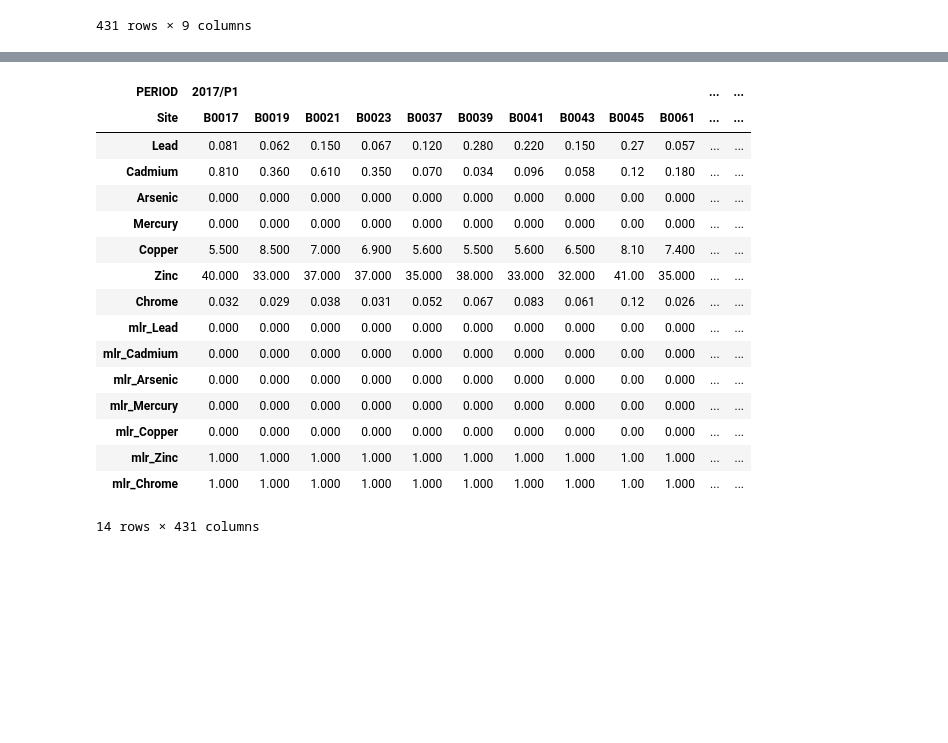
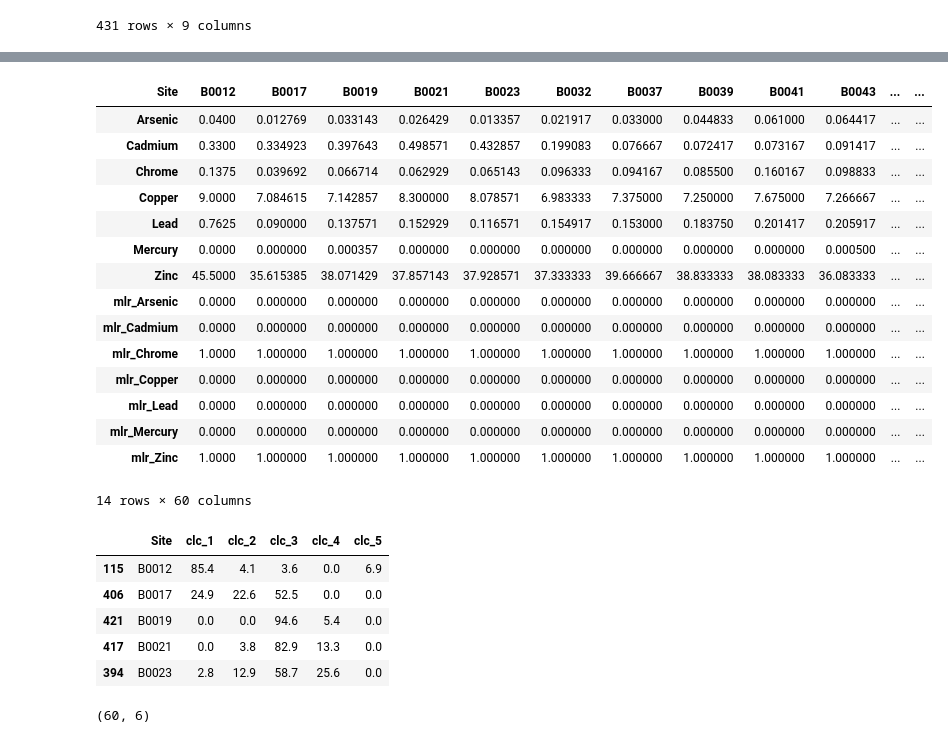
Before and after one commit to Nooreyni/Beeodiversity, a Jupyter notebook: heavy_metal.ipynb, the cells around one changed output, grey strips where cells are left out. Saved outputs shown, nothing was run; the diff lists cells and outputs as text; code cells hidden in the pictures; blank space fills up the shorter version.

```diff
--- a/heavy_metal.ipynb
+++ b/heavy_metal.ipynb
@@ -258,20 +241,35 @@ hm
-# %%
-hm.T
-# %% [output]
-| PERIOD | 2017/P1 |  |  |  |  |  |  |  |  |  | ... | ... |
-| Site | B0017 | B0019 | B0021 | B0023 | B0037 | B0039 | B0041 | B0043 | B0045 | B0061 | ... | ... |
-| Lead | 0.081 | 0.062 | 0.150 | 0.067 | 0.120 | 0.280 | 0.220 | 0.150 | 0.27 | 0.057 | ... | ... |
-| Cadmium | 0.810 | 0.360 | 0.610 | 0.350 | 0.070 | 0.034 | 0.096 | 0.058 | 0.12 | 0.180 | ... | ... |
-| Arsenic | 0.000 | 0.000 | 0.000 | 0.000 | 0.000 | 0.000 | 0.000 | 0.000 | 0.00 | 0.000 | ... | ... |
-| Mercury | 0.000 | 0.000 | 0.000 | 0.000 | 0.000 | 0.000 | 0.000 | 0.000 | 0.00 | 0.000 | ... | ... |
-| Copper | 5.500 | 8.500 | 7.000 | 6.900 | 5.600 | 5.500 | 5.600 | 6.500 | 8.10 | 7.400 | ... | ... |
-| Zinc | 40.000 | 33.000 | 37.000 | 37.000 | 35.000 | 38.000 | 33.000 | 32.000 | 41.00 | 35.000 | ... | ... |
-| Chrome | 0.032 | 0.029 | 0.038 | 0.031 | 0.052 | 0.067 | 0.083 | 0.061 | 0.12 | 0.026 | ... | ... |
-| mlr_Lead | 0.000 | 0.000 | 0.000 | 0.000 | 0.000 | 0.000 | 0.000 | 0.000 | 0.00 | 0.000 | ... | ... |
-| mlr_Cadmium | 0.000 | 0.000 | 0.000 | 0.000 | 0.000 | 0.000 | 0.000 | 0.000 | 0.00 | 0.000 | ... | ... |
-| mlr_Arsenic | 0.000 | 0.000 | 0.000 | 0.000 | 0.000 | 0.000 | 0.000 | 0.000 | 0.00 | 0.000 | ... | ... |
-| mlr_Mercury | 0.000 | 0.000 | 0.000 | 0.000 | 0.000 | 0.000 | 0.000 | 0.000 | 0.00 | 0.000 | ... | ... |
-| mlr_Copper | 0.000 | 0.000 | 0.000 | 0.000 | 0.000 | 0.000 | 0.000 | 0.000 | 0.00 | 0.000 | ... | ... |
-| mlr_Zinc | 1.000 | 1.000 | 1.000 | 1.000 | 1.000 | 1.000 | 1.000 | 1.000 | 1.00 | 1.000 | ... | ... |
-| mlr_Chrome | 1.000 | 1.000 | 1.000 | 1.000 | 1.000 | 1.000 | 1.000 | 1.000 | 1.00 | 1.000 | ... | ... |
-14 rows × 431 columns
+# %%
+hm_T = hm.pivot_table(columns='Site')
+# %%
+hm_T
+# %% [output]
+| Site | B0012 | B0017 | B0019 | B0021 | B0023 | B0032 | B0037 | B0039 | B0041 | B0043 | ... | ... |
+| Arsenic | 0.0400 | 0.012769 | 0.033143 | 0.026429 | 0.013357 | 0.021917 | 0.033000 | 0.044833 | 0.061000 | 0.064417 | ... | ... |
+| Cadmium | 0.3300 | 0.334923 | 0.397643 | 0.498571 | 0.432857 | 0.199083 | 0.076667 | 0.072417 | 0.073167 | 0.091417 | ... | ... |
+| Chrome | 0.1375 | 0.039692 | 0.066714 | 0.062929 | 0.065143 | 0.096333 | 0.094167 | 0.085500 | 0.160167 | 0.098833 | ... | ... |
+| Copper | 9.0000 | 7.084615 | 7.142857 | 8.300000 | 8.078571 | 6.983333 | 7.375000 | 7.250000 | 7.675000 | 7.266667 | ... | ... |
+| Lead | 0.7625 | 0.090000 | 0.137571 | 0.152929 | 0.116571 | 0.154917 | 0.153000 | 0.183750 | 0.201417 | 0.205917 | ... | ... |
+| Mercury | 0.0000 | 0.000000 | 0.000357 | 0.000000 | 0.000000 | 0.000000 | 0.000000 | 0.000000 | 0.000000 | 0.000500 | ... | ... |
+| Zinc | 45.5000 | 35.615385 | 38.071429 | 37.857143 | 37.928571 | 37.333333 | 39.666667 | 38.833333 | 38.083333 | 36.083333 | ... | ... |
+| mlr_Arsenic | 0.0000 | 0.000000 | 0.000000 | 0.000000 | 0.000000 | 0.000000 | 0.000000 | 0.000000 | 0.000000 | 0.000000 | ... | ... |
+| mlr_Cadmium | 0.0000 | 0.000000 | 0.000000 | 0.000000 | 0.000000 | 0.000000 | 0.000000 | 0.000000 | 0.000000 | 0.000000 | ... | ... |
+| mlr_Chrome | 1.0000 | 1.000000 | 1.000000 | 1.000000 | 1.000000 | 1.000000 | 1.000000 | 1.000000 | 1.000000 | 1.000000 | ... | ... |
+| mlr_Copper | 0.0000 | 0.000000 | 0.000000 | 0.000000 | 0.000000 | 0.000000 | 0.000000 | 0.000000 | 0.000000 | 0.000000 | ... | ... |
+| mlr_Lead | 0.0000 | 0.000000 | 0.000000 | 0.000000 | 0.000000 | 0.000000 | 0.000000 | 0.000000 | 0.000000 | 0.000000 | ... | ... |
+| mlr_Mercury | 0.0000 | 0.000000 | 0.000000 | 0.000000 | 0.000000 | 0.000000 | 0.000000 | 0.000000 | 0.000000 | 0.000000 | ... | ... |
+| mlr_Zinc | 1.0000 | 1.000000 | 1.000000 | 1.000000 | 1.000000 | 1.000000 | 1.000000 | 1.000000 | 1.000000 | 1.000000 | ... | ... |
+14 rows × 60 columns
+# %%
+surf_hm = pd.read_csv('data/surf_hm.csv', index_col=0)
+surf_hm.head()
+# %% [output]
+|  | Site | clc_1 | clc_2 | clc_3 | clc_4 | clc_5 |
+| 115 | B0012 | 85.4 | 4.1 | 3.6 | 0.0 | 6.9 |
+| 406 | B0017 | 24.9 | 22.6 | 52.5 | 0.0 | 0.0 |
+| 421 | B0019 | 0.0 | 0.0 | 94.6 | 5.4 | 0.0 |
+| 417 | B0021 | 0.0 | 3.8 | 82.9 | 13.3 | 0.0 |
+| 394 | B0023 | 2.8 | 12.9 | 58.7 | 25.6 | 0.0 |
+# %%
+surf_hm.shape
+# %% [output]
+(60, 6)
```
Also changed, not shown: parts of 9 cells of this notebook, 3 other files.
